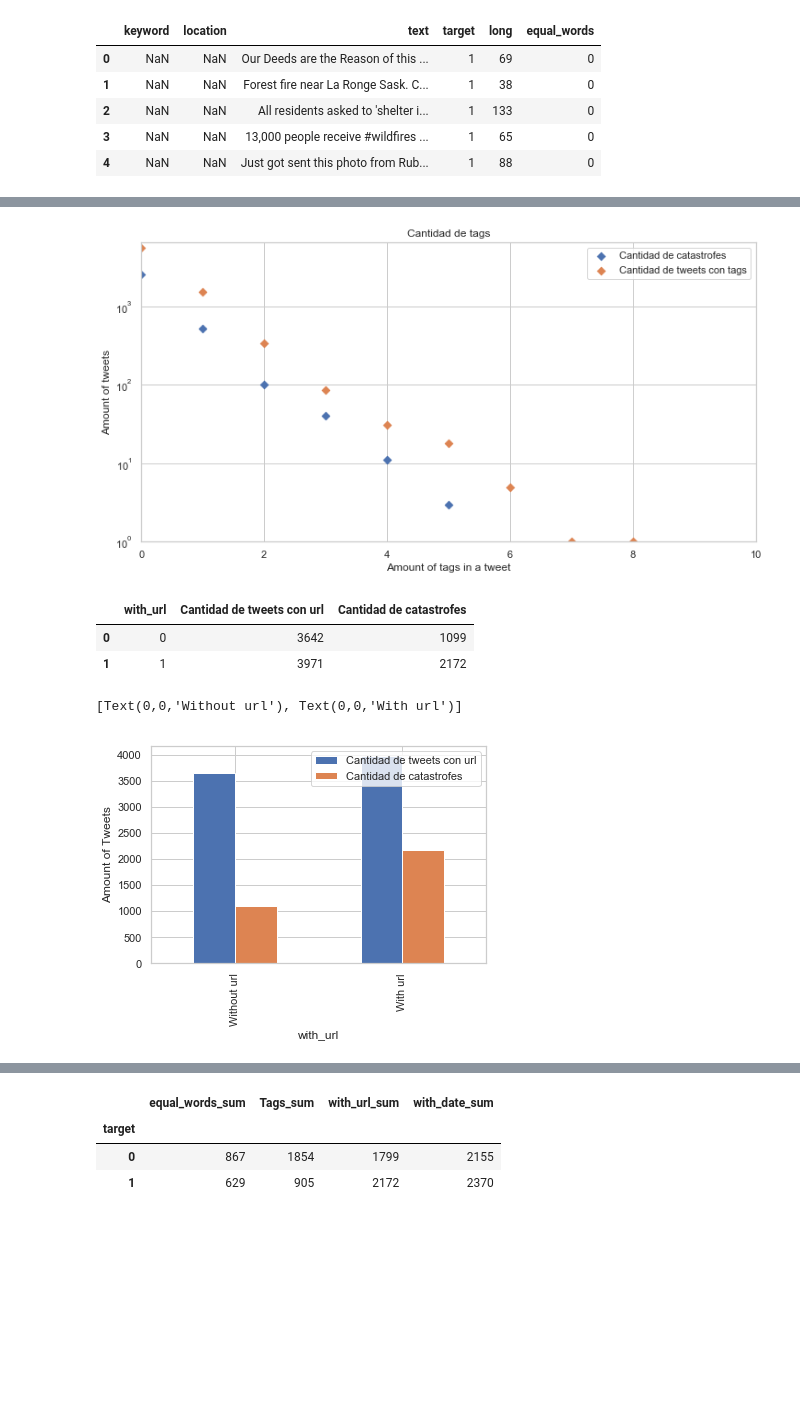
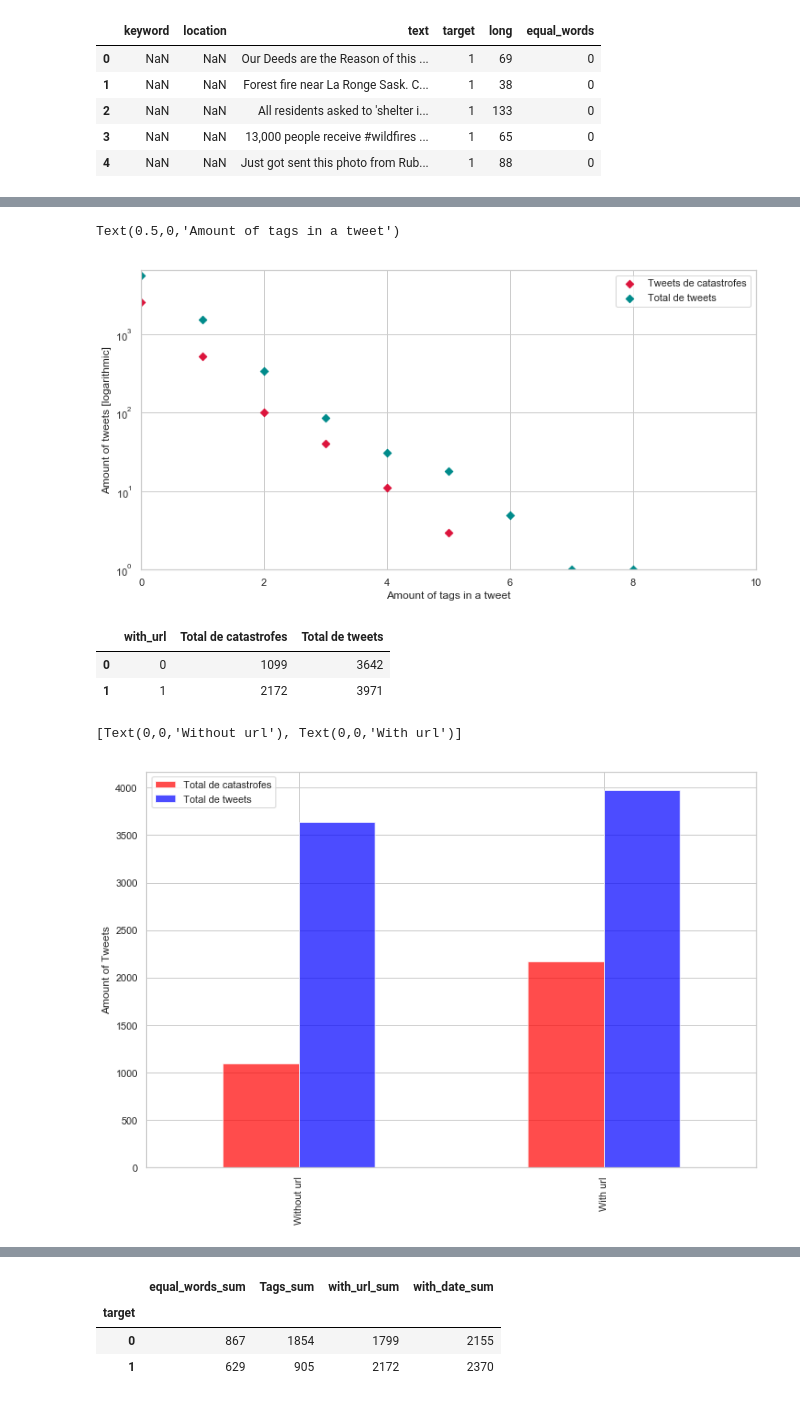
Before and after one commit to AgustinLeguizamon/datos_tp_1, a Jupyter notebook: TP1Martín.ipynb, the cells around one changed output, grey strips where cells are left out. Cells and saved outputs as stored; diff of their text form; code cells hidden in the pictures; blank space fills up the shorter version.

```diff
--- a/TP1Martín.ipynb
+++ b/TP1Martín.ipynb
@@ -328,18 +322,22 @@ tag_count.head(20)
 # %%
 
 fig,ax = plt.subplots(figsize=(12,6))
-tag_count.rename(columns={'sum' : 'Cantidad de catastrofes', 'count':'Cantidad de tweets con tags'}, inplace=True)
-for name in ['Cantidad de catastrofes','Cantidad de tweets con tags']:
-    ax.scatter(tag_count.Tags, tag_count[name],  marker= 'D' , label=name)
+tag_count.rename(columns={'sum' : 'Tweets de catastrofes', 'count':'Total de tweets'}, inplace=True)
+colore= {'Tweets de catastrofes':'crimson', 'Total de tweets': 'darkcyan'}
+for name in ['Tweets de catastrofes','Total de tweets']:
+    ax.scatter(tag_count.Tags, tag_count[name],  marker= 'D' , label=name , c=colore[name])
     ax.set_ylim(1,6600)
     ax.set_xlim(0,10)
     ax.set_yscale("log")
     ax.set_xlabel('Amount of tags in a tweet')
     ax.set_ylabel('Amount of tweets')
     plt.legend()
-    plt.title('Cantidad de tags')
+ax.set_title('')
+ax.set_ylabel('Amount of tweets [logarithmic]')
+ax.set_xlabel('Amount of tags in a tweet')
 # %% [output]
+Text(0.5,0,'Amount of tags in a tweet')
-[figure, old version]
+[figure, new version]
 # %%
 df['with_url']= df.text.str.contains("http")
 
@@ -347,19 +345,20 @@ df['with_url']=df['with_url'].astype(int)
 # %%
 url_count = df.groupby(['with_url'])['target'].agg({'sum','count'}).reset_index()
 
-url_count.rename(columns={'sum' : 'Cantidad de catastrofes', 'count':'Cantidad de tweets con url'}, inplace=True)
+url_count.rename(columns={'sum' : 'Total de catastrofes', 'count':'Total de tweets'}, inplace=True)
 url_count.head()
 # %% [output]
-|  | with_url | Cantidad de tweets con url | Cantidad de catastrofes |
-| 0 | 0 | 3642 | 1099 |
-| 1 | 1 | 3971 | 2172 |
+|  | with_url | Total de catastrofes | Total de tweets |
+| 0 | 0 | 1099 | 3642 |
+| 1 | 1 | 2172 | 3971 |
 # %%
-fig = url_count.set_index('with_url').plot(kind='bar', )
+fig = url_count.set_index('with_url').plot(kind='bar', figsize=(12, 8), cmap="bwr_r", alpha=0.7)
 fig.axes.set_ylabel('Amount of Tweets')
+fig.axes.set_xlabel('')
 fig.axes.set_xticklabels(['Without url', 'With url'])
 # %% [output]
 [Text(0,0,'Without url'), Text(0,0,'With url')]
-[figure, old version]
+[figure, new version]
 # %%
 df['with_date'] = df.text.str.contains('\w*\d\w*').astype(int)
 date_count = df.groupby(['with_date'])['target'].agg({'sum','count'}).reset_index()
```
Also changed, not shown: parts of 17 cells of this notebook.
